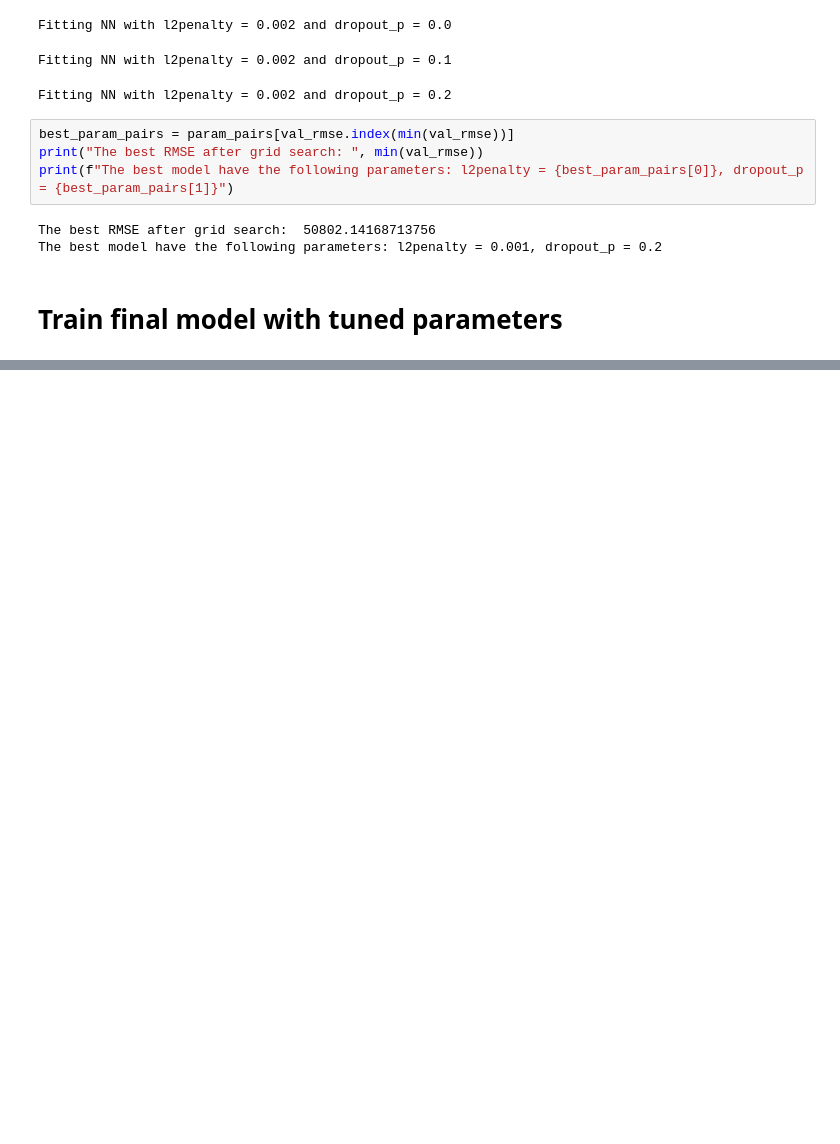
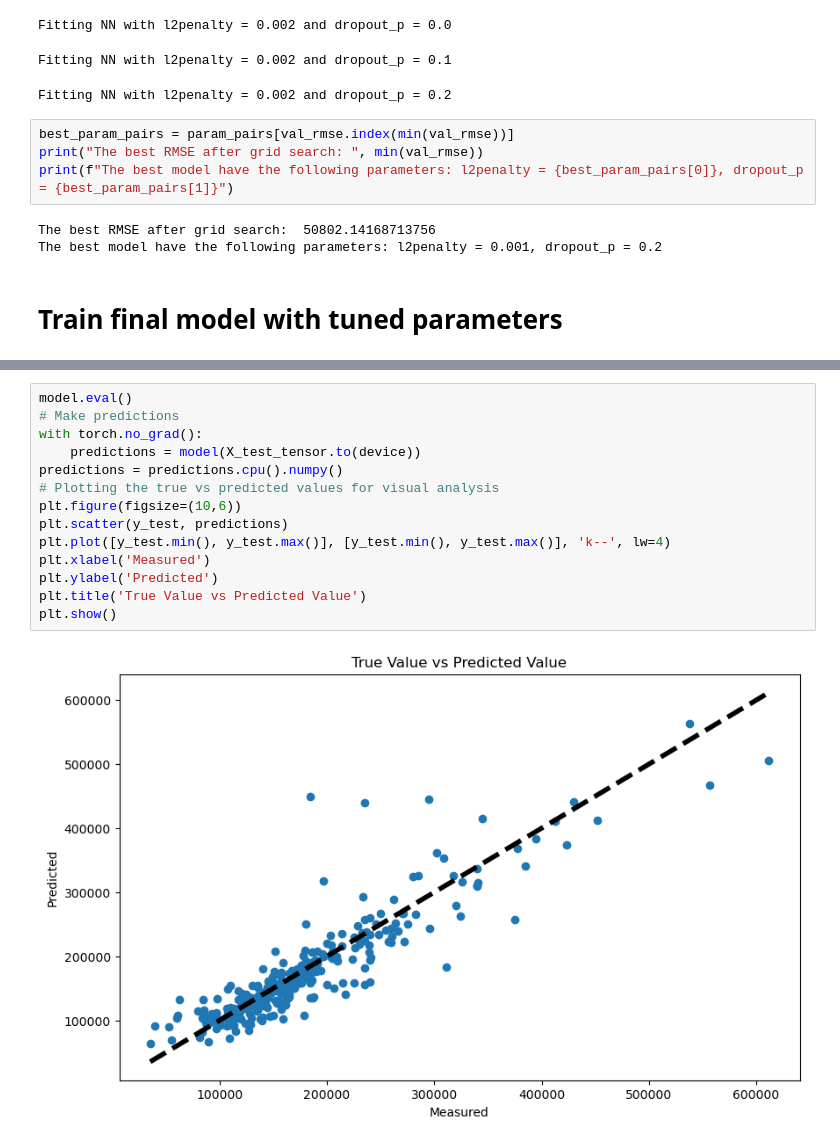
Before and after one commit to FELIX75791/CSM148_home_value_hero, a Jupyter notebook: neural_network.ipynb, the cells around one changed output, grey strips where cells are left out. Saved outputs shown, nothing was run; the diff lists cells and outputs as text; blank space fills up the shorter version.

Commit message:
true vs predicted for nn added

```diff
--- a/neural_network.ipynb
+++ b/neural_network.ipynb
@@ -216,0 +217,16 @@ Test RMSE: 35855.55912267999
+# %%
+model.eval()
+# Make predictions
+with torch.no_grad():
+    predictions = model(X_test_tensor.to(device))
+predictions = predictions.cpu().numpy()
+# Plotting the true vs predicted values for visual analysis
+plt.figure(figsize=(10,6))
+plt.scatter(y_test, predictions)
+plt.plot([y_test.min(), y_test.max()], [y_test.min(), y_test.max()], 'k--', lw=4)
+plt.xlabel('Measured')
+plt.ylabel('Predicted')
+plt.title('True Value vs Predicted Value')
+plt.show()
+# %% [output]
+[figure, added]
```
Also changed, not shown: parts of 2 cells of this notebook.
